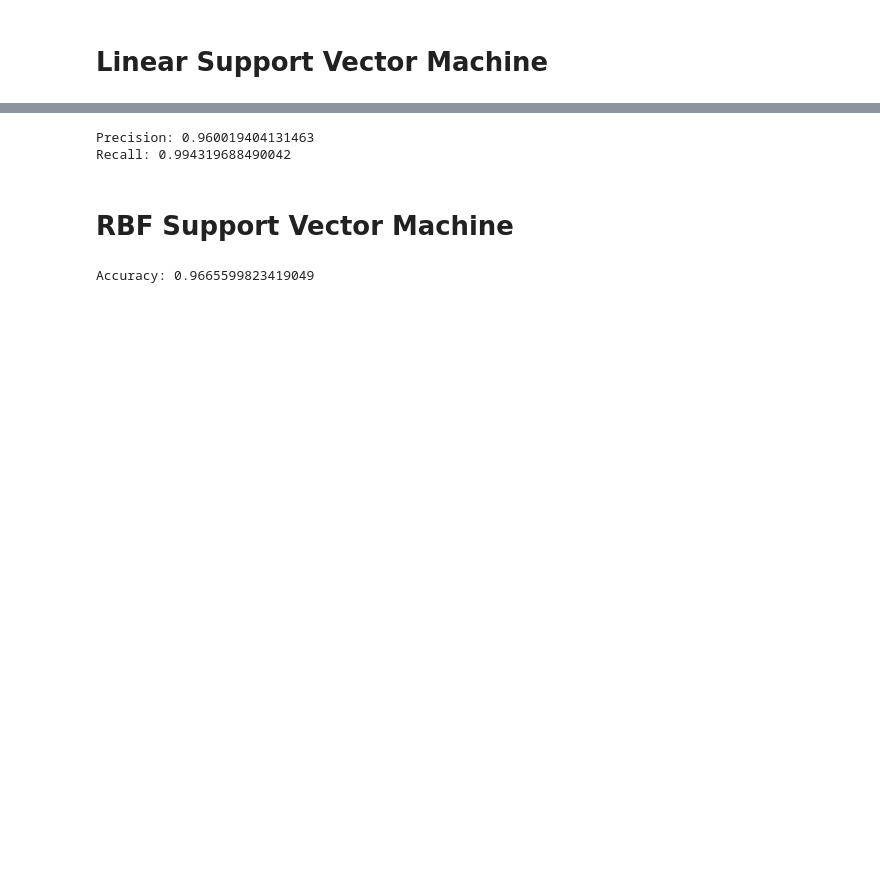
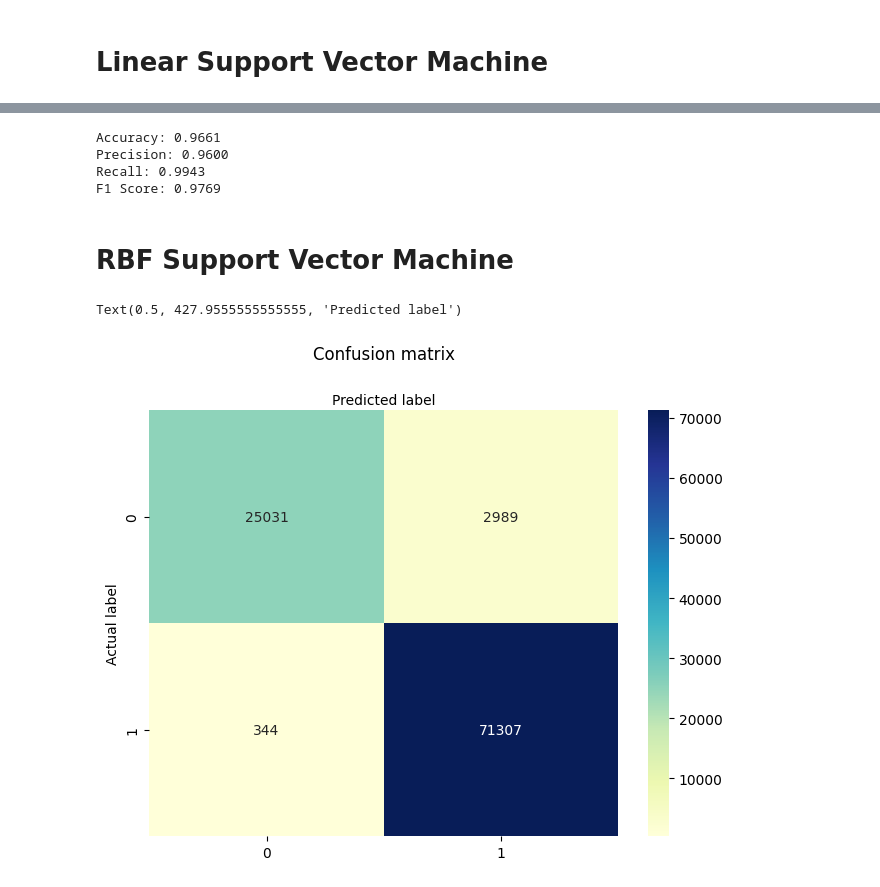
Before and after one commit to avasdowney/predictive_policing_thesis, a Jupyter notebook: exploratory/predict_ssl_svm.ipynb, the cells around one changed output, grey strips where cells are left out. Drawn from its saved outputs; the diff is of its cells as text; code cells hidden in the pictures; blank space fills up the shorter version.

```diff
--- a/exploratory/predict_ssl_svm.ipynb
+++ b/exploratory/predict_ssl_svm.ipynb
@@ -54,16 +72,33 @@ Accuracy: 0.966148628989375
 # %%
-print("Precision:",metrics.precision_score(y_test, y_pred))
-print("Recall:",metrics.recall_score(y_test, y_pred))
+print('Accuracy: %.4f' % accuracy_score(y_test, y_pred))
+print('Precision: %.4f' % precision_score(y_test, y_pred))
+print('Recall: %.4f' % recall_score(y_test, y_pred))
+print('F1 Score: %.4f' % f1_score(y_test, y_pred))
 # %% [output]
-Precision: 0.960019404131463
-Recall: 0.994319688490042
+Accuracy: 0.9661
+Precision: 0.9600
+Recall: 0.9943
+F1 Score: 0.9769
 # %% [markdown]
 # RBF Support Vector Machine
 # %%
 clf = svm.SVC(kernel='rbf') # Linear Kernel
 clf.fit(X_train, y_train)
 y_pred = clf.predict(X_test)
-# %%
-print("Accuracy:", metrics.accuracy_score(y_test, y_pred))
-# %% [output]
-Accuracy: 0.9665599823419049
+# %%
+cnf_matrix = metrics.confusion_matrix(y_test, y_pred)
+class_names=[0,1] # name  of classes
+fig, ax = plt.subplots()
+tick_marks = np.arange(len(class_names))
+plt.xticks(tick_marks, class_names)
+plt.yticks(tick_marks, class_names)
+# create heatmap
+sns.heatmap(pd.DataFrame(cnf_matrix), annot=True, cmap="YlGnBu" ,fmt='g')
+ax.xaxis.set_label_position("top")
+plt.tight_layout()
+plt.title('Confusion matrix', y=1.1)
+plt.ylabel('Actual label')
+plt.xlabel('Predicted label')
+# %% [output]
+Text(0.5, 427.9555555555555, 'Predicted label')
+[figure, added]
```
Also changed, not shown: parts of 7 cells of this notebook, 9 other files.
